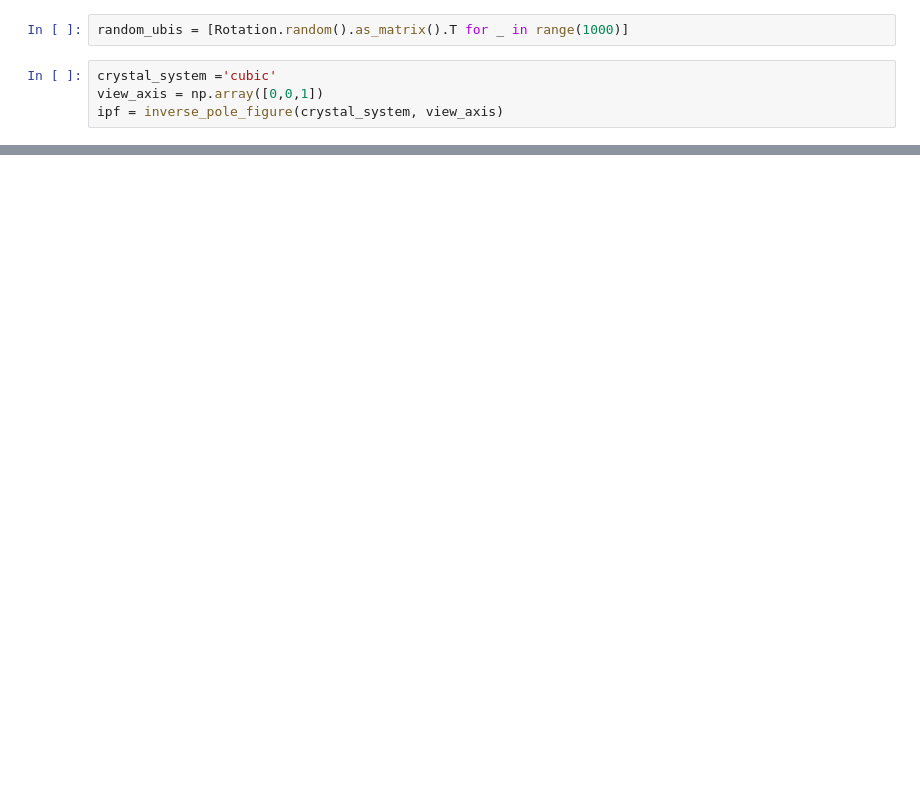
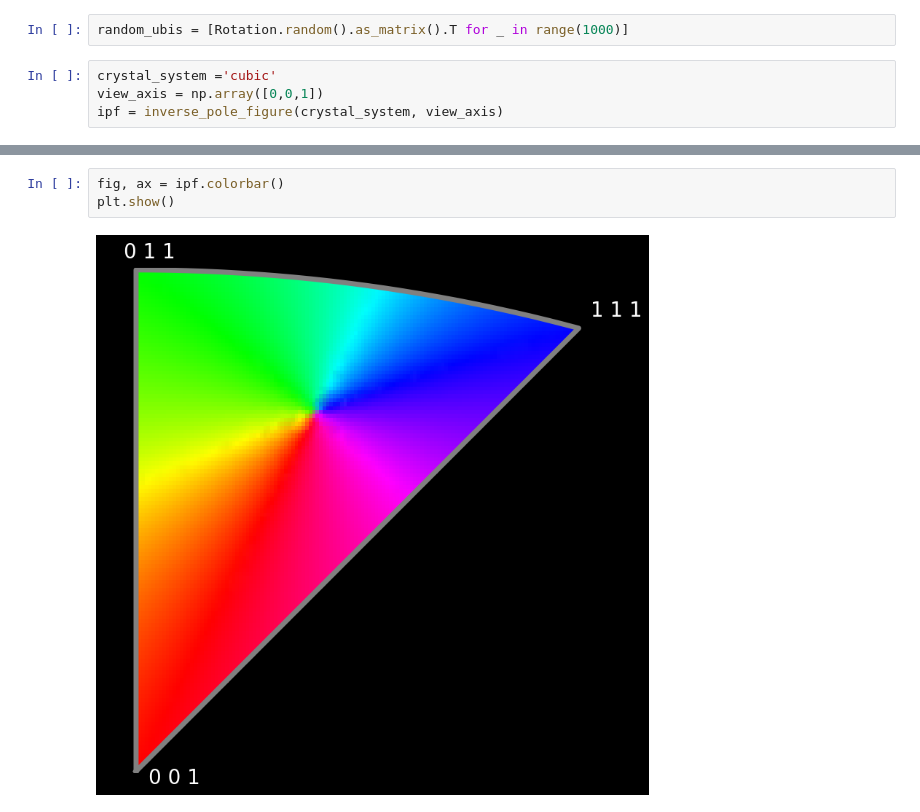
Before and after one commit to AxelHenningsson/ipf, a Jupyter notebook: demo/make_an_inverse_pole_figure.ipynb, the cells around one changed output, grey strips where cells are left out. Drawn from its saved outputs; the diff is of its cells as text; blank space fills up the shorter version.

```diff
--- a/demo/make_an_inverse_pole_figure.ipynb
+++ b/demo/make_an_inverse_pole_figure.ipynb
@@ -16,0 +19,5 @@ ipf.show( random_orientations )
+# %%
+fig, ax = ipf.colorbar()
+plt.show()
+# %% [output]
+[figure, added]
```
Also changed, not shown: parts of 3 cells of this notebook, 1 other file.
